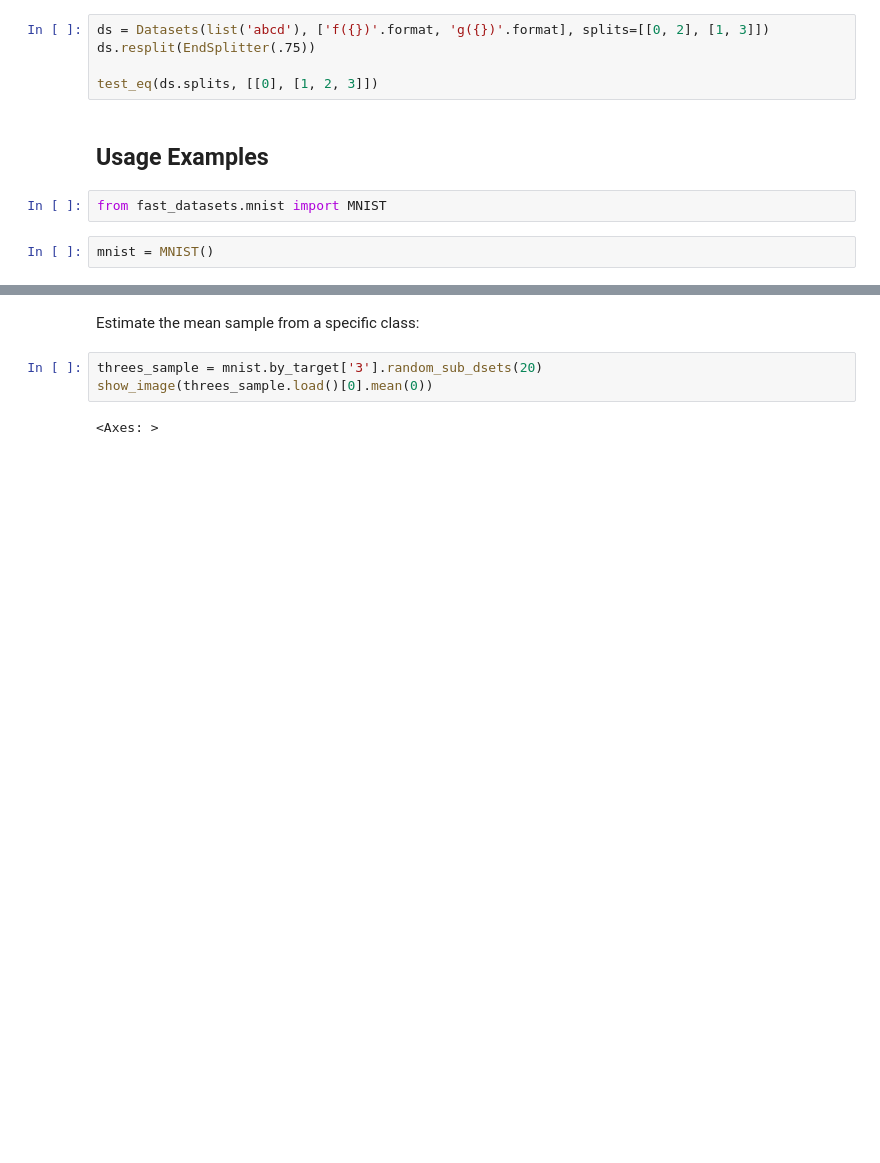
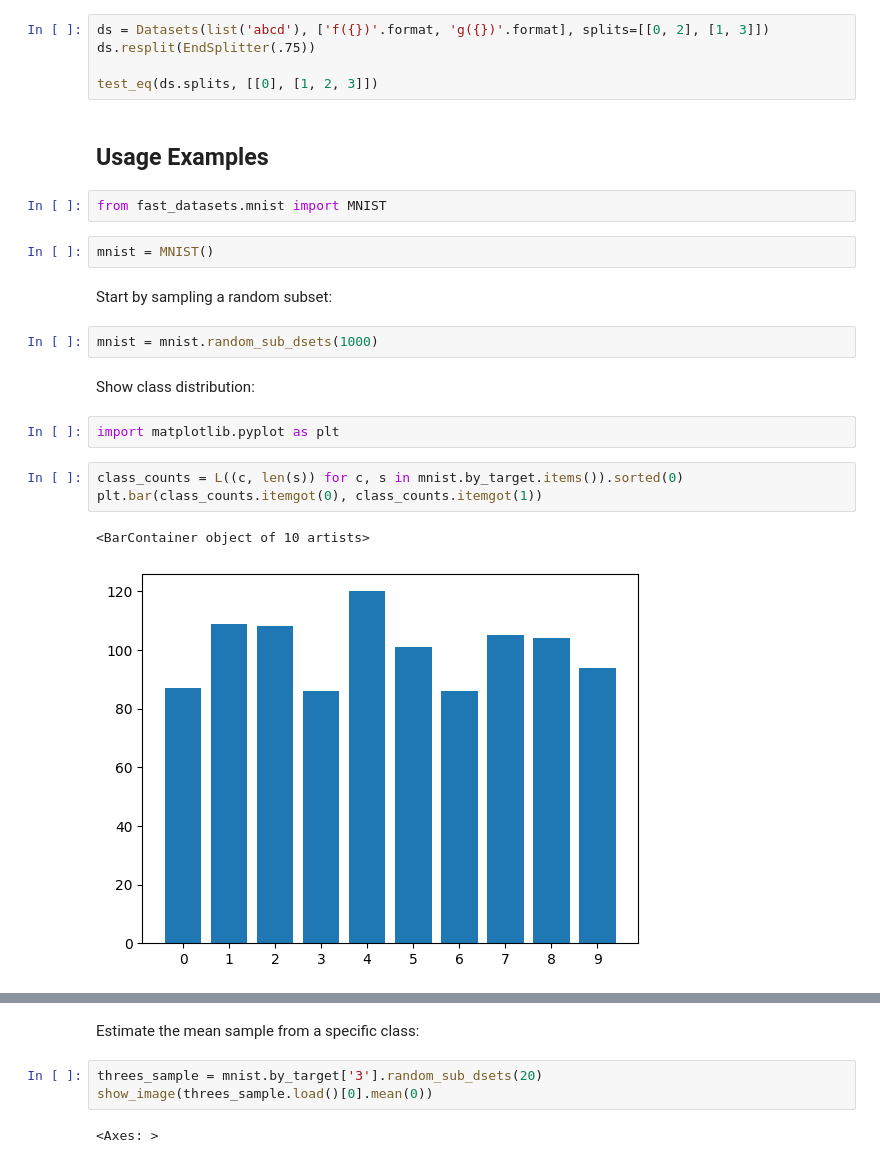
Before and after one commit to Irad-Zehavi/fastai-datasets, a Jupyter notebook: nbs/Core/patches.ipynb, the cells around one changed output, grey strips where cells are left out. Cells and saved outputs as stored; diff of their text form; blank space fills up the shorter version.

```diff
--- a/nbs/Core/patches.ipynb
+++ b/nbs/Core/patches.ipynb
@@ -270,3 +266,17 @@ test_eq(ds.splits, [[0], [1, 2, 3]])
 from fast_datasets.mnist import MNIST
 # %%
 mnist = MNIST()
+# %% [markdown]
+Start by sampling a random subset:
+# %%
+mnist = mnist.random_sub_dsets(1000)
+# %% [markdown]
+Show class distribution:
+# %%
+import matplotlib.pyplot as plt
+# %%
+class_counts = L((c, len(s)) for c, s in mnist.by_target.items()).sorted(0)
+plt.bar(class_counts.itemgot(0), class_counts.itemgot(1))
+# %% [output]
+<BarContainer object of 10 artists>
+[figure, added]
```
Also changed, not shown: parts of 8 cells of this notebook, 1 other file.
